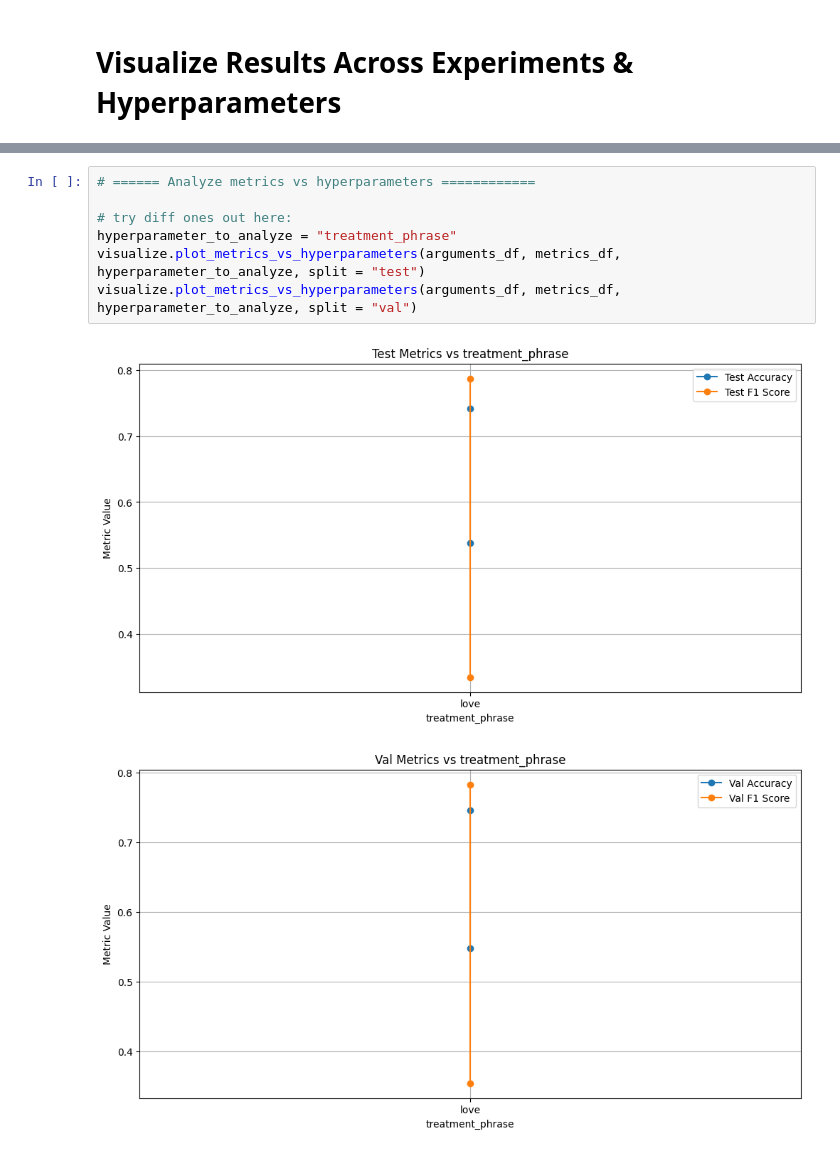
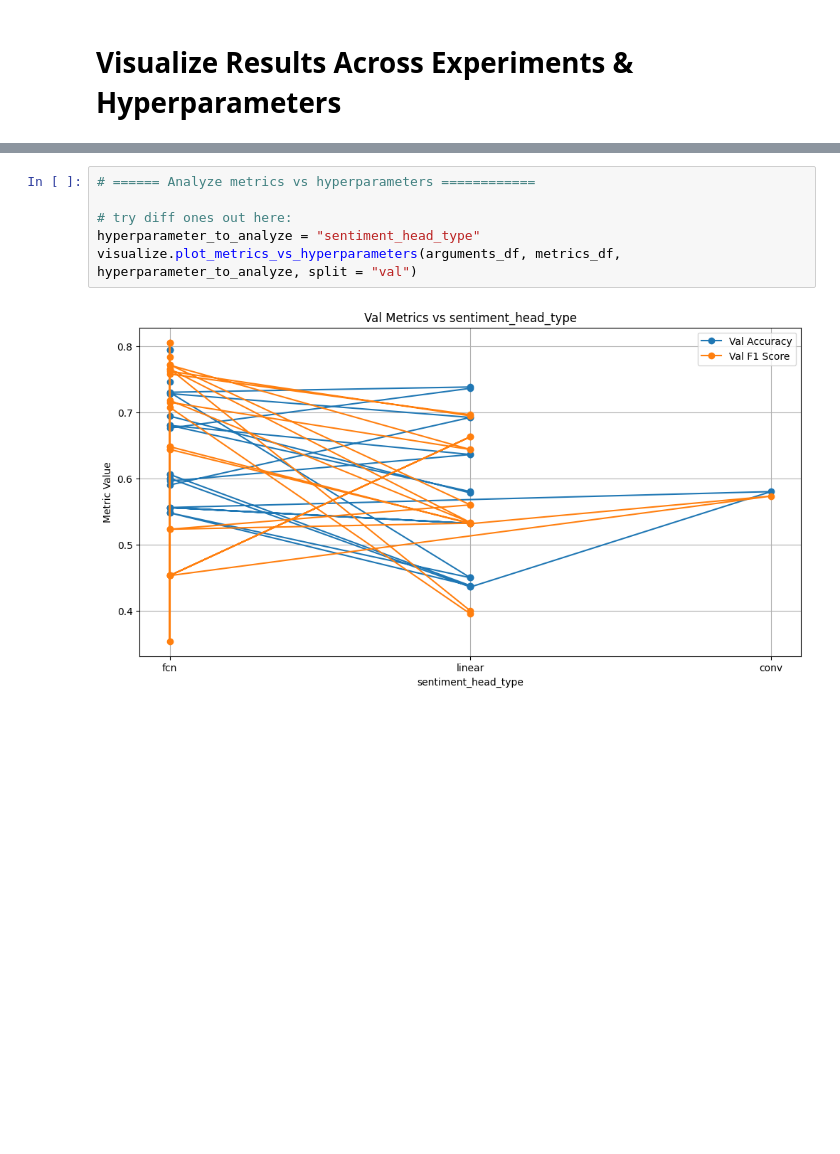
Before and after one commit to danielfrees/causalign, a Jupyter notebook: notebooks/visualize_gridsearch.ipynb, the cells around one changed output, grey strips where cells are left out. Saved outputs shown, nothing was run; the diff lists cells and outputs as text; blank space fills up the shorter version.

```diff
--- a/notebooks/visualize_gridsearch.ipynb
+++ b/notebooks/visualize_gridsearch.ipynb
@@ -49,10 +52,8 @@ visualize.plot_final_metrics(metrics_df)
 # %%
 # ====== Analyze metrics vs hyperparameters ============
 
 # try diff ones out here:
-hyperparameter_to_analyze = "treatment_phrase"
-visualize.plot_metrics_vs_hyperparameters(arguments_df, metrics_df, hyperparameter_to_analyze, split = "test")
+hyperparameter_to_analyze = "sentiment_head_type"
 visualize.plot_metrics_vs_hyperparameters(arguments_df, metrics_df, hyperparameter_to_analyze, split = "val")
 # %% [output]
-[figure, old version]
+[figure, new version]
-[figure, removed]
```
Also changed, not shown: parts of 5 cells of this notebook, 6 other files.
